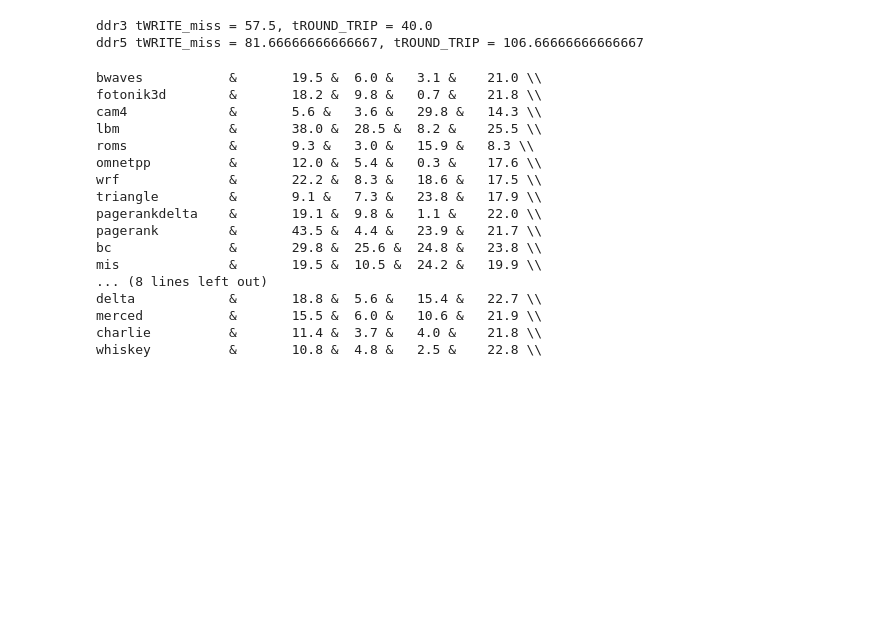
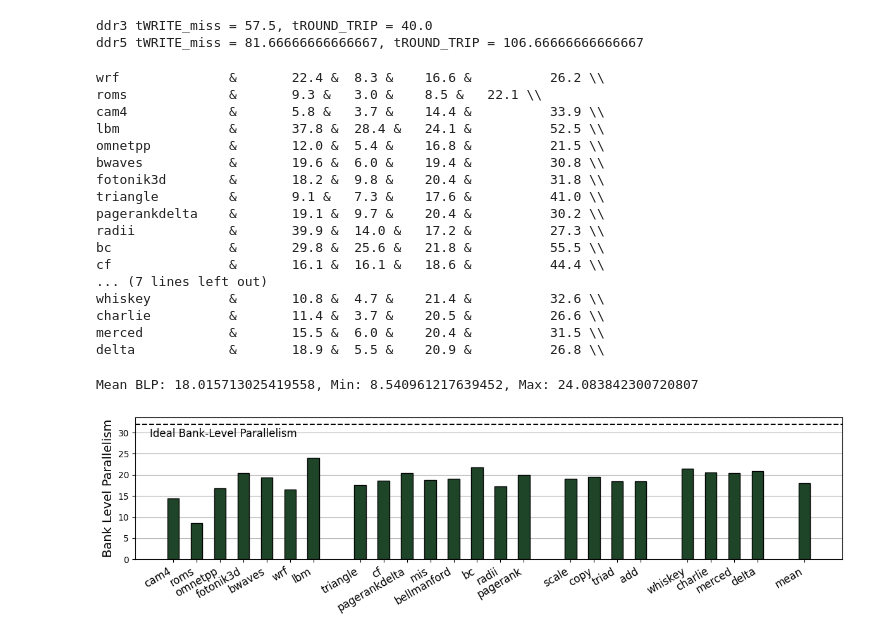
Before and after one commit to panzerox123/champsim-bard, a Jupyter notebook: data/wcache.ipynb, the cells around one changed output. Saved outputs shown, nothing was run; the diff lists cells and outputs as text; code cells hidden in the pictures; blank space fills up the shorter version.

```diff
--- a/data/wcache.ipynb
+++ b/data/wcache.ipynb
@@ -302,28 +220,60 @@ ddr3 tWRITE_miss = 57.5, tROUND_TRIP = 40.0
 ddr5 tWRITE_miss = 81.66666666666667, tROUND_TRIP = 106.66666666666667
 # %%
 ### Workload List
-mpki_stats = get_stats_for_builds(['baseline'], 'MPKI', reference_mpki=reference_mpki, reference_wpki=reference_wpki)['baseline']
-wpki_stats = get_stats_for_builds(['baseline'], 'WPKI', reference_mpki=reference_mpki, reference_wpki=reference_wpki)['baseline']
-write_rbhr_stats = get_stats_for_builds(['baseline'], 'Write RBHR', reference_mpki=reference_mpki, reference_wpki=reference_wpki)['baseline']
-write_blp_stats = get_stats_for_builds(['baseline'], 'Write BLP', reference_mpki=reference_mpki, reference_wpki=reference_wpki)['baseline']
+mpki_stats = get_stats_for_builds(['baseline_close'], 'MPKI', reference_mpki=reference_mpki, reference_wpki=reference_wpki)['baseline_close']
+wpki_stats = get_stats_for_builds(['baseline_close'], 'WPKI', reference_mpki=reference_mpki, reference_wpki=reference_wpki)['baseline_close']
+write_blp_stats = get_stats_for_builds(['baseline_close'], 'Write BLP', reference_mpki=reference_mpki, reference_wpki=reference_wpki)['baseline_close']
 
-for w in write_rbhr_stats:
-    print(f'{w:16} &\t {mpki_stats[w] :.1f} &\t {wpki_stats[w] :.1f} &\t {write_rbhr_stats[w]*100 :.1f} &\t {write_blp_stats[w]: .1f} \\\\')
+write_time_stats = get_stats_for_builds(['baseline_close'], 'Write Mode Fraction', reference_mpki=reference_mpki, reference_wpki=reference_wpki)['baseline_close']
+ideal_write_time_stats = get_stats_for_builds(['baseline_close'], 'Ideal Write Mode Fraction', reference_mpki=reference_mpki, reference_wpki=reference_wpki)['baseline_close']
+
+for w in mpki_stats:
+    print(f'{w:16} &\t {mpki_stats[w] :.1f} &\t {wpki_stats[w] :.1f} &\t {write_blp_stats[w]: .1f} &\t {write_time_stats[w]*100: .1f} \\\\')
 # %% [output]
-bwaves           &       19.5 &  6.0 &   3.1 &    21.0 \\
-fotonik3d        &       18.2 &  9.8 &   0.7 &    21.8 \\
-cam4             &       5.6 &   3.6 &   29.8 &   14.3 \\
-lbm              &       38.0 &  28.5 &  8.2 &    25.5 \\
-roms             &       9.3 &   3.0 &   15.9 &   8.3 \\
-omnetpp          &       12.0 &  5.4 &   0.3 &    17.6 \\
-wrf              &       22.2 &  8.3 &   18.6 &   17.5 \\
-triangle         &       9.1 &   7.3 &   23.8 &   17.9 \\
-pagerankdelta    &       19.1 &  9.8 &   1.1 &    22.0 \\
-pagerank         &       43.5 &  4.4 &   23.9 &   21.7 \\
-bc               &       29.8 &  25.6 &  24.8 &   23.8 \\
-mis              &       19.5 &  10.5 &  24.2 &   19.9 \\
-... (8 lines left out)
-delta            &       18.8 &  5.6 &   15.4 &   22.7 \\
-merced           &       15.5 &  6.0 &   10.6 &   21.9 \\
-charlie          &       11.4 &  3.7 &   4.0 &    21.8 \\
-whiskey          &       10.8 &  4.8 &   2.5 &    22.8 \\
+wrf              &       22.4 &  8.3 &    16.6 &          26.2 \\
+roms             &       9.3 &   3.0 &    8.5 &   22.1 \\
+cam4             &       5.8 &   3.7 &    14.4 &          33.9 \\
+lbm              &       37.8 &  28.4 &   24.1 &          52.5 \\
+omnetpp          &       12.0 &  5.4 &    16.8 &          21.5 \\
+bwaves           &       19.6 &  6.0 &    19.4 &          30.8 \\
+fotonik3d        &       18.2 &  9.8 &    20.4 &          31.8 \\
+triangle         &       9.1 &   7.3 &    17.6 &          41.0 \\
+pagerankdelta    &       19.1 &  9.7 &    20.4 &          30.2 \\
+radii            &       39.9 &  14.0 &   17.2 &          27.3 \\
+bc               &       29.8 &  25.6 &   21.8 &          55.5 \\
+cf               &       16.1 &  16.1 &   18.6 &          44.4 \\
+... (7 lines left out)
+whiskey          &       10.8 &  4.7 &    21.4 &          32.6 \\
+charlie          &       11.4 &  3.7 &    20.5 &          26.6 \\
+merced           &       15.5 &  6.0 &    20.4 &          31.5 \\
+delta            &       18.9 &  5.5 &    20.9 &          26.8 \\
+# %%
+### Bank-Level parallelism
+fig, ax = plt.subplots()
+fig.set_size_inches(12.0, 3.4)
+
+workload_labels = WORKLOAD_LIST.copy()
+workload_labels.append('mean')
+
+Y = [write_blp_stats[w] for w in WORKLOAD_ORDER if w is not None]
+Y.append(sum(Y)/WORKLOAD_X.shape[0])
+Y = np.array(Y)
+
+ax.bar(WORKLOAD_X, Y, 0.5, color=C3, zorder=3, edgecolor='k')
+
+workload_order.append('mean')
+
+ax.axhline(y=32, color='k', linestyle='--')
+ax.text(-1.0, 29, 'Ideal Bank-Level Parallelism', fontsize=12)
+
+ax.set_ylabel('Bank Level Parallelism', fontsize=14)
+ax.set_xticks(WORKLOAD_X, workload_labels, rotation=30, ha='right', fontsize=12)
+ax.grid(visible=True, axis='y', zorder=0)
+
+print(f'Mean BLP: {Y[-1]}, Min: {min(Y)}, Max: {max(Y)}')
+
+plt.tight_layout()
+plt.savefig('plots/write_blp.pdf', bbox_inches='tight')
+# %% [output]
+Mean BLP: 18.015713025419558, Min: 8.540961217639452, Max: 24.083842300720807
+[figure, added]
```
Also changed, not shown: parts of 11 cells of this notebook, 44 other files.
